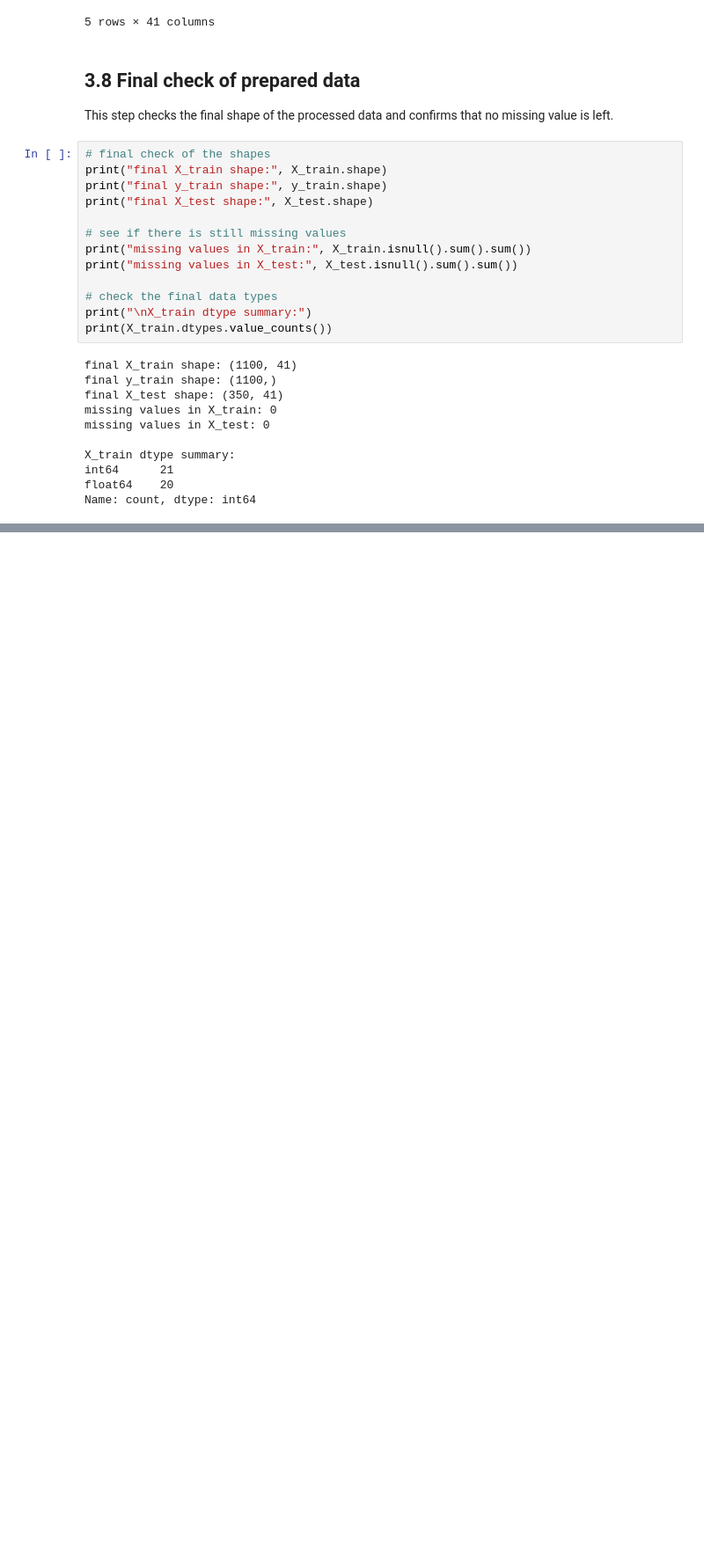
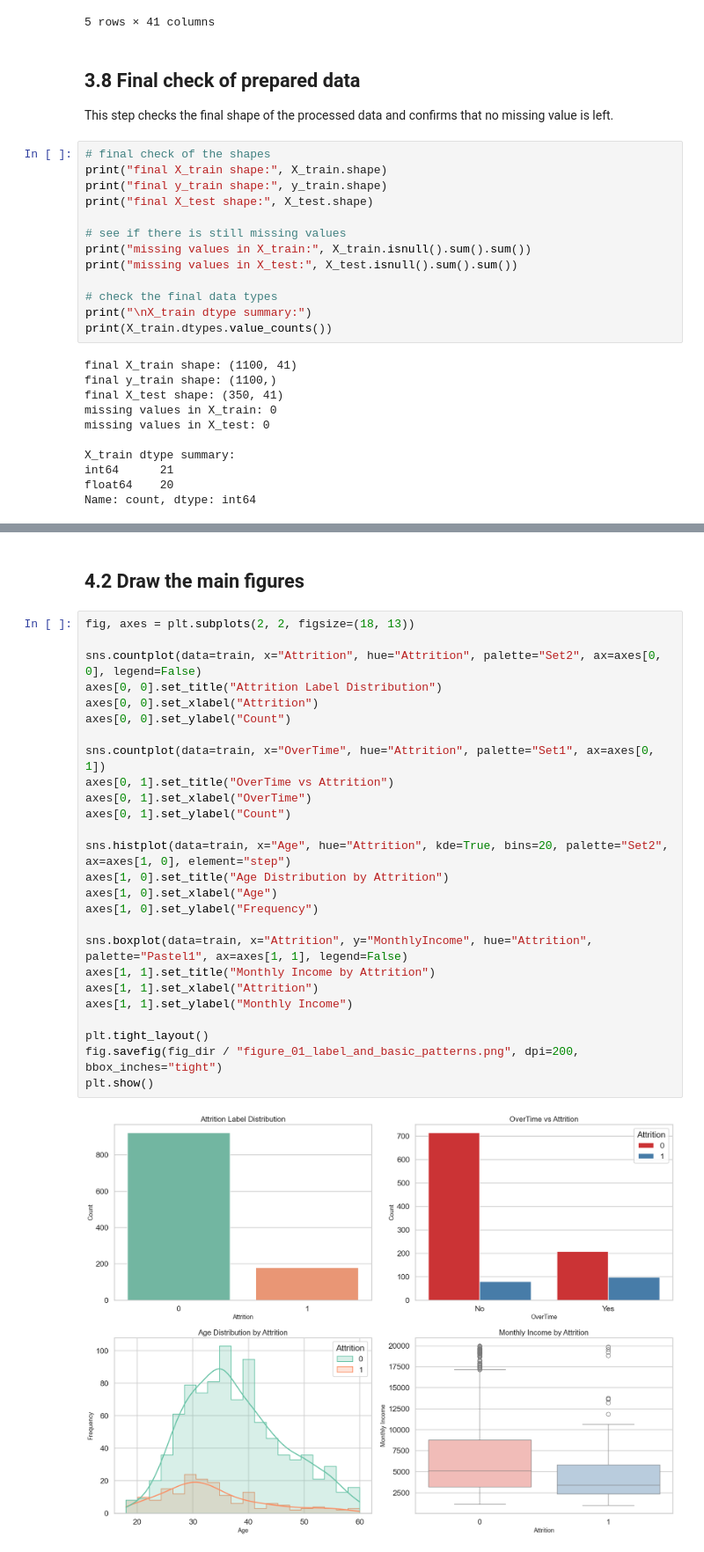
Before and after one commit to hansu650/Big-Data-Homework, a Jupyter notebook: 实验一/实验一.ipynb, the cells around one changed output, grey strips where cells are left out. Shown at 88% size. Drawn from its saved outputs; the diff is of its cells as text; blank space fills up the shorter version.

```diff
--- a/实验一/实验一.ipynb
+++ b/实验一/实验一.ipynb
@@ -326,0 +378,30 @@ One more thing became clearer after I linked this notebook to Experiment 2. The
+# %% [markdown]
+## 4.2 Draw the main figures
+# %%
+fig, axes = plt.subplots(2, 2, figsize=(18, 13))
+
+sns.countplot(data=train, x="Attrition", hue="Attrition", palette="Set2", ax=axes[0, 0], legend=False)
+axes[0, 0].set_title("Attrition Label Distribution")
+axes[0, 0].set_xlabel("Attrition")
+axes[0, 0].set_ylabel("Count")
+
+sns.countplot(data=train, x="OverTime", hue="Attrition", palette="Set1", ax=axes[0, 1])
+axes[0, 1].set_title("OverTime vs Attrition")
+axes[0, 1].set_xlabel("OverTime")
+axes[0, 1].set_ylabel("Count")
+
+sns.histplot(data=train, x="Age", hue="Attrition", kde=True, bins=20, palette="Set2", ax=axes[1, 0], element="step")
+axes[1, 0].set_title("Age Distribution by Attrition")
+axes[1, 0].set_xlabel("Age")
+axes[1, 0].set_ylabel("Frequency")
+
+sns.boxplot(data=train, x="Attrition", y="MonthlyIncome", hue="Attrition", palette="Pastel1", ax=axes[1, 1], legend=False)
+axes[1, 1].set_title("Monthly Income by Attrition")
+axes[1, 1].set_xlabel("Attrition")
+axes[1, 1].set_ylabel("Monthly Income")
+
+plt.tight_layout()
+fig.savefig(fig_dir / "figure_01_label_and_basic_patterns.png", dpi=200, bbox_inches="tight")
+plt.show()
+# %% [output]
+[figure, added]
```
Also changed, not shown: parts of 17 cells of this notebook, 13 other files.
